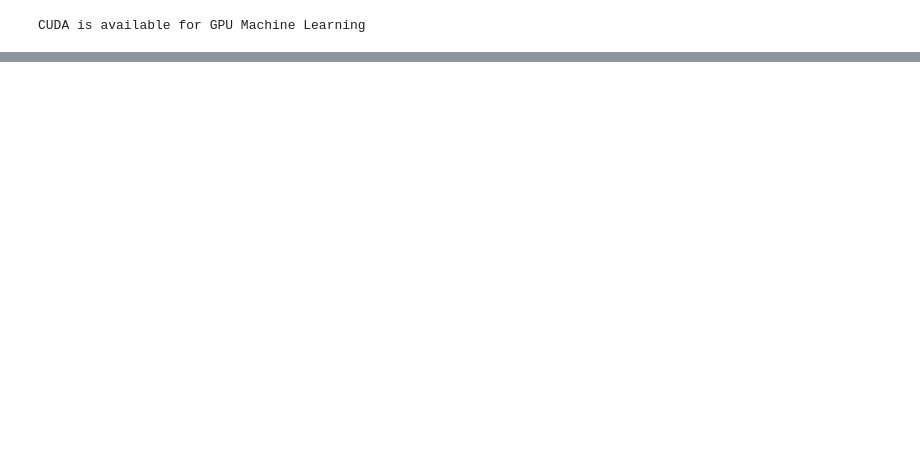
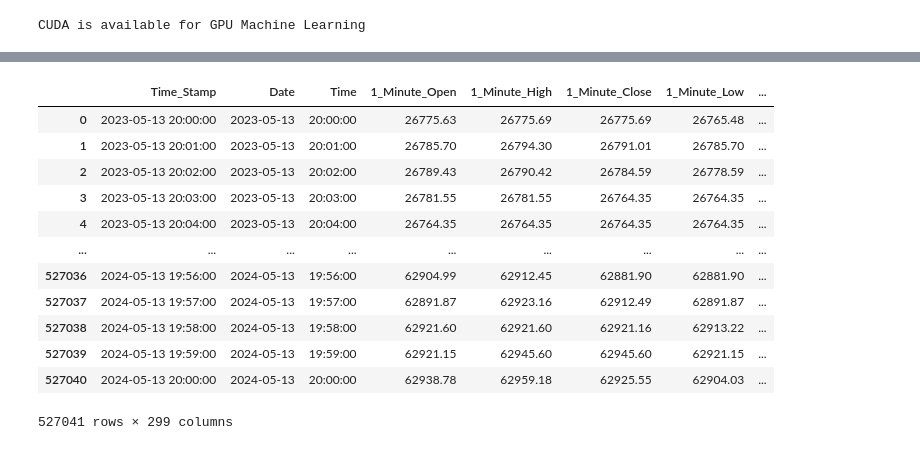
Before and after one commit to amrambouskila/Binance-Trading-Bot, a Jupyter notebook: cryptoFeed.ipynb, the cells around one changed output, grey strips where cells are left out. Cells and saved outputs as stored; diff of their text form; code cells hidden in the pictures; blank space fills up the shorter version.

```diff
--- a/cryptoFeed.ipynb
+++ b/cryptoFeed.ipynb
@@ -175,0 +362,17 @@ create_candlestick_chart(historic_btc)
+# %%
+analyzed_df = create_statistical_features(data=df_time_frames, time_frames=time_frames)
+analyzed_df
+# %% [output]
+|  | Time_Stamp | Date | Time | 1_Minute_Open | 1_Minute_High | 1_Minute_Close | 1_Minute_Low | ... |
+| 0 | 2023-05-13 20:00:00 | 2023-05-13 | 20:00:00 | 26775.63 | 26775.69 | 26775.69 | 26765.48 | ... |
+| 1 | 2023-05-13 20:01:00 | 2023-05-13 | 20:01:00 | 26785.70 | 26794.30 | 26791.01 | 26785.70 | ... |
+| 2 | 2023-05-13 20:02:00 | 2023-05-13 | 20:02:00 | 26789.43 | 26790.42 | 26784.59 | 26778.59 | ... |
+| 3 | 2023-05-13 20:03:00 | 2023-05-13 | 20:03:00 | 26781.55 | 26781.55 | 26764.35 | 26764.35 | ... |
+| 4 | 2023-05-13 20:04:00 | 2023-05-13 | 20:04:00 | 26764.35 | 26764.35 | 26764.35 | 26764.35 | ... |
+| ... | ... | ... | ... | ... | ... | ... | ... | ... |
+| 527036 | 2024-05-13 19:56:00 | 2024-05-13 | 19:56:00 | 62904.99 | 62912.45 | 62881.90 | 62881.90 | ... |
+| 527037 | 2024-05-13 19:57:00 | 2024-05-13 | 19:57:00 | 62891.87 | 62923.16 | 62912.49 | 62891.87 | ... |
+| 527038 | 2024-05-13 19:58:00 | 2024-05-13 | 19:58:00 | 62921.60 | 62921.60 | 62921.16 | 62913.22 | ... |
+| 527039 | 2024-05-13 19:59:00 | 2024-05-13 | 19:59:00 | 62921.15 | 62945.60 | 62945.60 | 62921.15 | ... |
+| 527040 | 2024-05-13 20:00:00 | 2024-05-13 | 20:00:00 | 62938.78 | 62959.18 | 62925.55 | 62904.03 | ... |
+527041 rows × 299 columns
```
Also changed, not shown: parts of 14 cells of this notebook, 1 other file.
